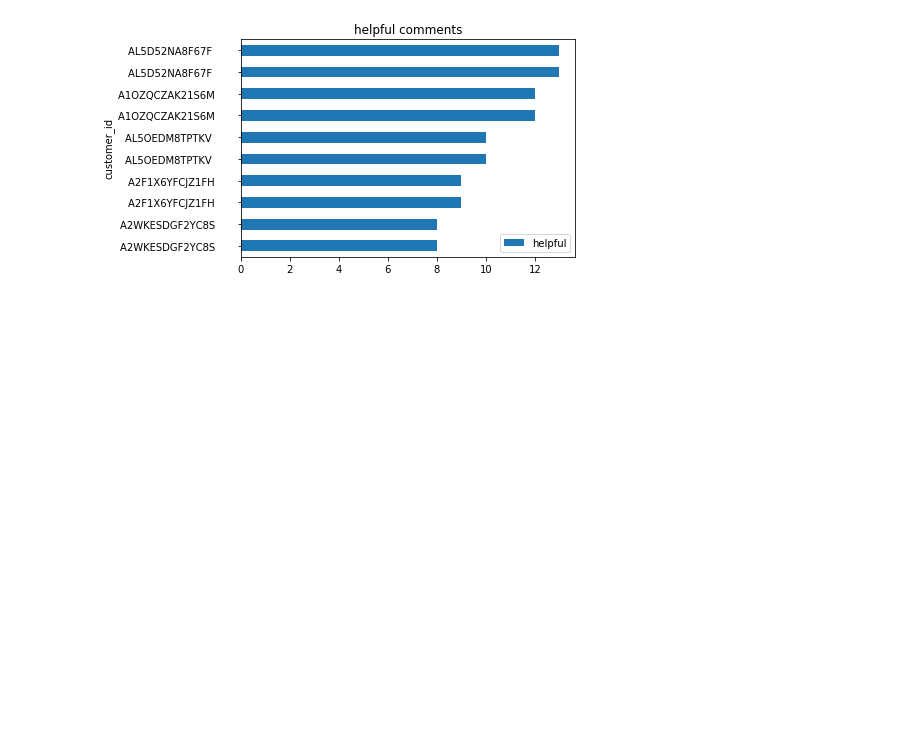
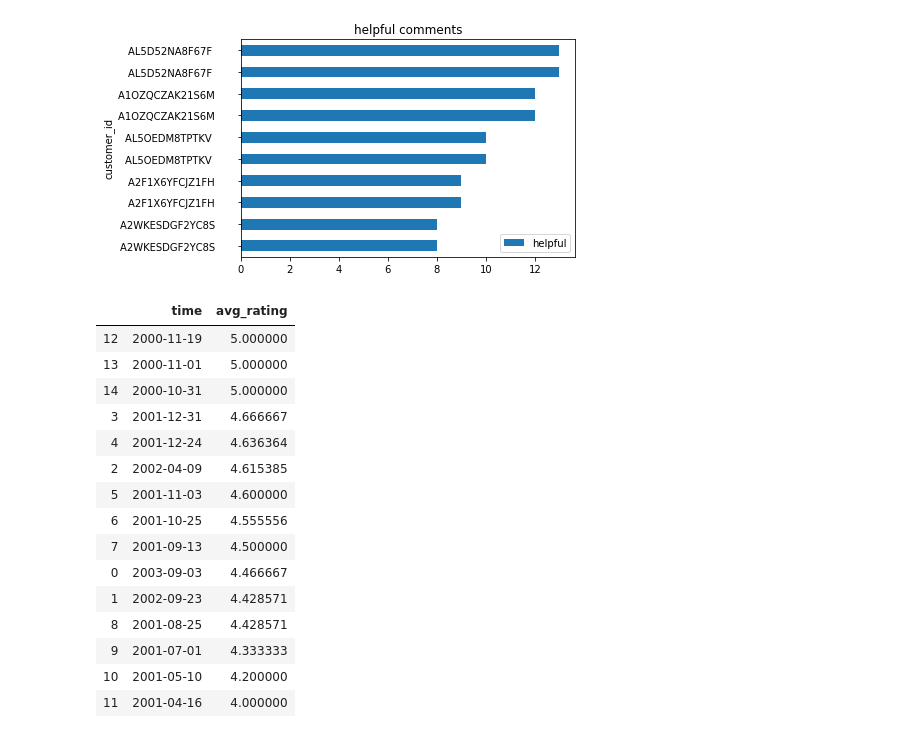
Before and after one commit to xrhd/ecommerce-dashboard, a Jupyter notebook: main.ipynb, the cells around one changed output. Cells and saved outputs as stored; diff of their text form; code cells hidden in the pictures; blank space fills up the shorter version.

```diff
--- a/main.ipynb
+++ b/main.ipynb
@@ -48,3 +79,23 @@ a = q_a(product_id)
 a[::-1].plot.barh(title='helpful comments', x='customer_id', y='helpful');
 # %% [output]
 [figure]
+# %%
+c = q_c(product_id)
+c
+# %% [output]
+|  | time | avg_rating |
+| 12 | 2000-11-19 | 5.000000 |
+| 13 | 2000-11-01 | 5.000000 |
+| 14 | 2000-10-31 | 5.000000 |
+| 3 | 2001-12-31 | 4.666667 |
+| 4 | 2001-12-24 | 4.636364 |
+| 2 | 2002-04-09 | 4.615385 |
+| 5 | 2001-11-03 | 4.600000 |
+| 6 | 2001-10-25 | 4.555556 |
+| 7 | 2001-09-13 | 4.500000 |
+| 0 | 2003-09-03 | 4.466667 |
+| 1 | 2002-09-23 | 4.428571 |
+| 8 | 2001-08-25 | 4.428571 |
+| 9 | 2001-07-01 | 4.333333 |
+| 10 | 2001-05-10 | 4.200000 |
+| 11 | 2001-04-16 | 4.000000 |
```
Also changed, not shown: parts of 7 cells of this notebook, 2 other files.
